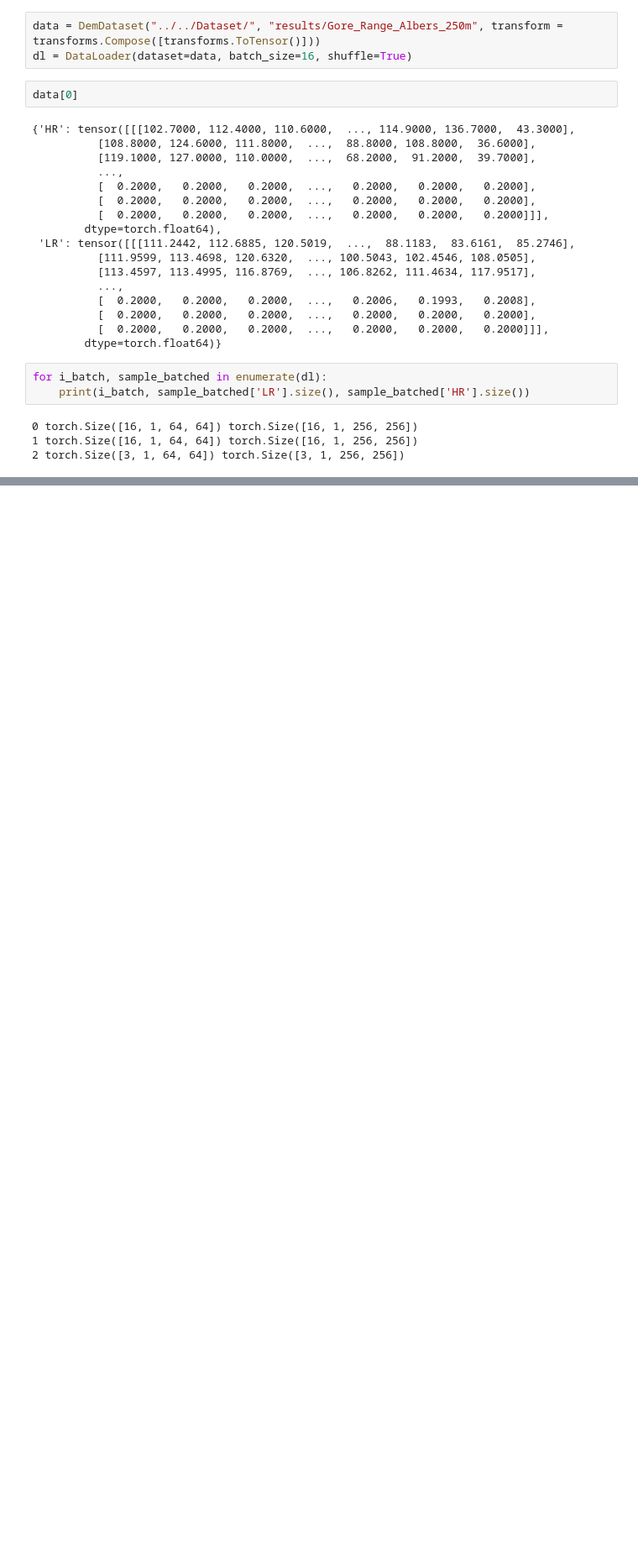
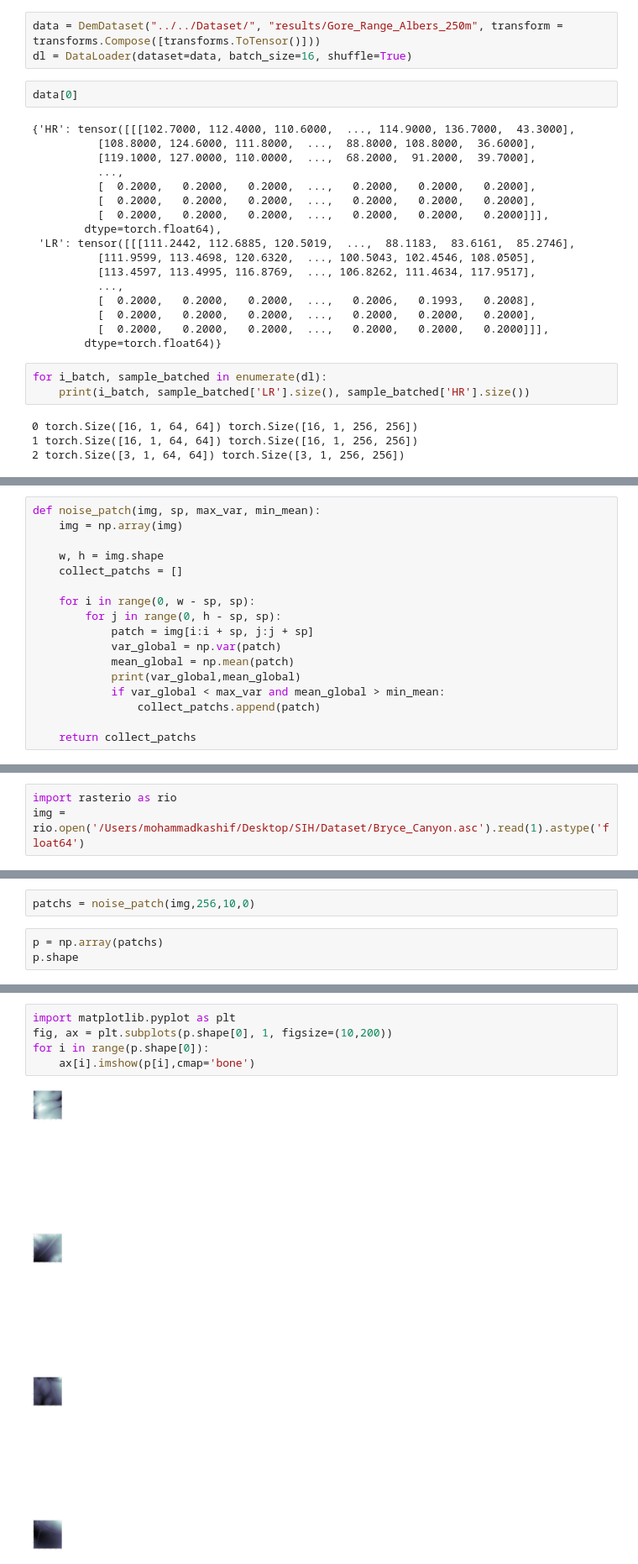
Before and after one commit to m-abbas-ansari/KernelGAN, a Jupyter notebook: testing.ipynb, the cells around one changed output, grey strips where cells are left out. Shown at 84% size. Saved outputs shown, nothing was run; the diff lists cells and outputs as text; blank space fills up the shorter version.

Commit message:
noise patch added

```diff
--- a/testing.ipynb
+++ b/testing.ipynb
@@ -245,0 +246,17 @@ for i_batch, sample_batched in enumerate(dl):
+# %%
+def noise_patch(img, sp, max_var, min_mean):
+    img = np.array(img)
+
+    w, h = img.shape
+    collect_patchs = []
+
+    for i in range(0, w - sp, sp):
+        for j in range(0, h - sp, sp):
+            patch = img[i:i + sp, j:j + sp]
+            var_global = np.var(patch)
+            mean_global = np.mean(patch)
+            print(var_global,mean_global)
+            if var_global < max_var and mean_global > min_mean:
+                collect_patchs.append(patch)
+
+    return collect_patchs
@@ -245,0 +269,3 @@ for i_batch, sample_batched in enumerate(dl):
+# %%
+import rasterio as rio
+img = rio.open('/Users/mohammadkashif/Desktop/SIH/Dataset/Bryce_Canyon.asc').read(1).astype('float64')
@@ -245,0 +284,5 @@ for i_batch, sample_batched in enumerate(dl):
+# %%
+patchs = noise_patch(img,256,10,0)
+# %%
+p = np.array(patchs)
+p.shape
@@ -245,0 +291,7 @@ for i_batch, sample_batched in enumerate(dl):
+# %%
+import matplotlib.pyplot as plt
+fig, ax = plt.subplots(p.shape[0], 1, figsize=(10,200))
+for i in range(p.shape[0]):
+    ax[i].imshow(p[i],cmap='bone')
+# %% [output]
+[figure, added]
```
Also changed, not shown: parts of 16 cells of this notebook, 2 other files.
